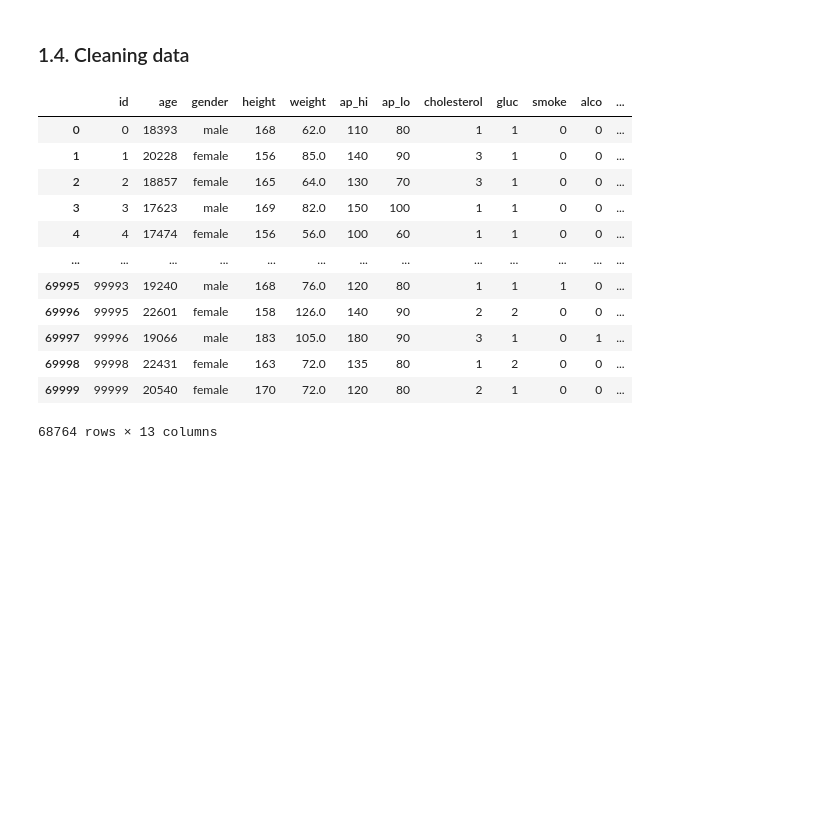
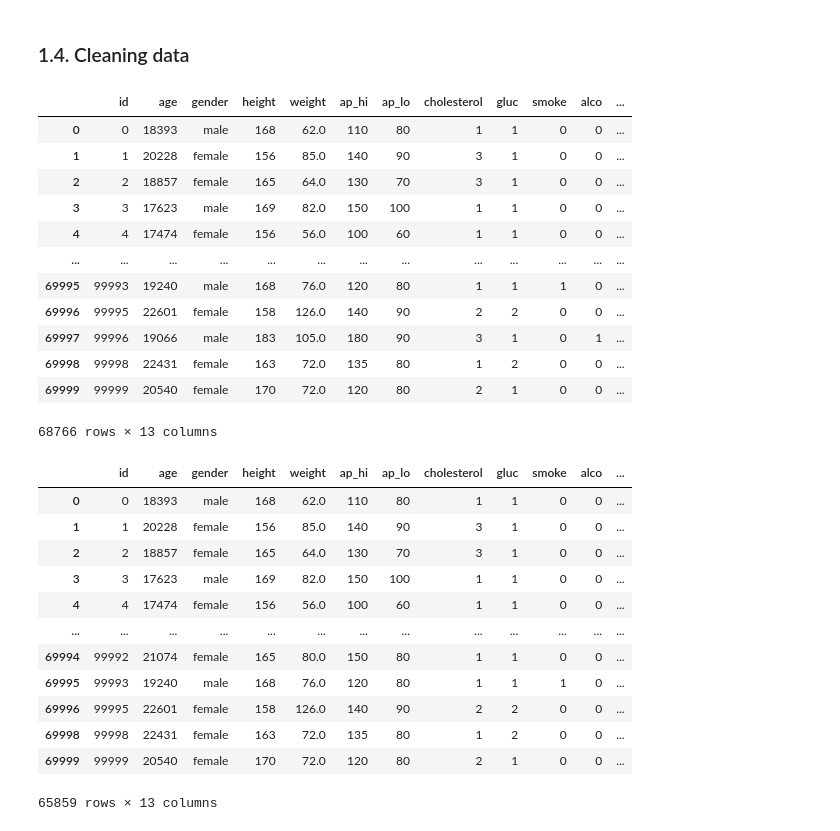
Before and after one commit to anamillen/mlcourse.ai-solutions, a Jupyter notebook: Assignments/Exploratory data analysis with Pandas/Assignment #2.ipynb, the cells around one changed output. Cells and saved outputs as stored; diff of their text form; code cells hidden in the pictures; blank space fills up the shorter version.

Commit message:
Topic 2 Demo Assignment Task 1.4 'Cleaning data' finished

```diff
--- a/Assignments/Exploratory data analysis with Pandas/Assignment #2.ipynb
+++ b/Assignments/Exploratory data analysis with Pandas/Assignment #2.ipynb
@@ -444,8 +444,8 @@ In the segment of healthy and non-drinking people men's BMI is closer to the nor
 ### 1.4. Cleaning data
 # %%
 # filtering out the entries with diastolic pressure is higher than systolic
-clean_df = df_labeled[df_labeled["ap_hi"]>df_labeled["ap_lo"]]
-clean_df
+df_clean = df_labeled[df_labeled["ap_hi"]>=df_labeled["ap_lo"]]
+df_clean
 # %% [output]
 |  | id | age | gender | height | weight | ap_hi | ap_lo | cholesterol | gluc | smoke | alco | ... |
 | 0 | 0 | 18393 | male | 168 | 62.0 | 110 | 80 | 1 | 1 | 0 | 0 | ... |
@@ -459,4 +459,4 @@ clean_df
 | 69997 | 99996 | 19066 | male | 183 | 105.0 | 180 | 90 | 3 | 1 | 0 | 1 | ... |
 | 69998 | 99998 | 22431 | female | 163 | 72.0 | 135 | 80 | 1 | 2 | 0 | 0 | ... |
 | 69999 | 99999 | 20540 | female | 170 | 72.0 | 120 | 80 | 2 | 1 | 0 | 0 | ... |
-68764 rows × 13 columns
+68766 rows × 13 columns
@@ -464,0 +463,20 @@ clean_df
+# %%
+# filtering out the entries with abnormal height
+height_2_5_percentile = df_labeled["height"].quantile(0.025)
+height_97_5_percentile = df_labeled["height"].quantile(0.975)
+df_clean = df_clean[(df_clean["height"]>=height_2_5_percentile) & (df_clean["height"]<=height_97_5_percentile)]
+df_clean
+# %% [output]
+|  | id | age | gender | height | weight | ap_hi | ap_lo | cholesterol | gluc | smoke | alco | ... |
+| 0 | 0 | 18393 | male | 168 | 62.0 | 110 | 80 | 1 | 1 | 0 | 0 | ... |
+| 1 | 1 | 20228 | female | 156 | 85.0 | 140 | 90 | 3 | 1 | 0 | 0 | ... |
+| 2 | 2 | 18857 | female | 165 | 64.0 | 130 | 70 | 3 | 1 | 0 | 0 | ... |
+| 3 | 3 | 17623 | male | 169 | 82.0 | 150 | 100 | 1 | 1 | 0 | 0 | ... |
+| 4 | 4 | 17474 | female | 156 | 56.0 | 100 | 60 | 1 | 1 | 0 | 0 | ... |
+| ... | ... | ... | ... | ... | ... | ... | ... | ... | ... | ... | ... | ... |
+| 69994 | 99992 | 21074 | female | 165 | 80.0 | 150 | 80 | 1 | 1 | 0 | 0 | ... |
+| 69995 | 99993 | 19240 | male | 168 | 76.0 | 120 | 80 | 1 | 1 | 1 | 0 | ... |
+| 69996 | 99995 | 22601 | female | 158 | 126.0 | 140 | 90 | 2 | 2 | 0 | 0 | ... |
+| 69998 | 99998 | 22431 | female | 163 | 72.0 | 135 | 80 | 1 | 2 | 0 | 0 | ... |
+| 69999 | 99999 | 20540 | female | 170 | 72.0 | 120 | 80 | 2 | 1 | 0 | 0 | ... |
+65859 rows × 13 columns
```
Also changed, not shown: parts of 5 cells of this notebook.
